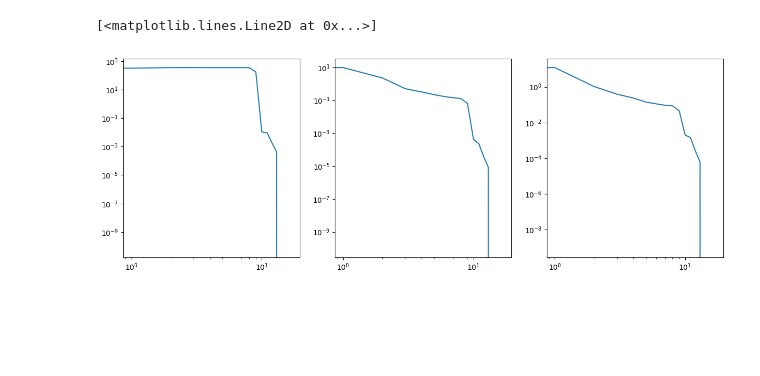
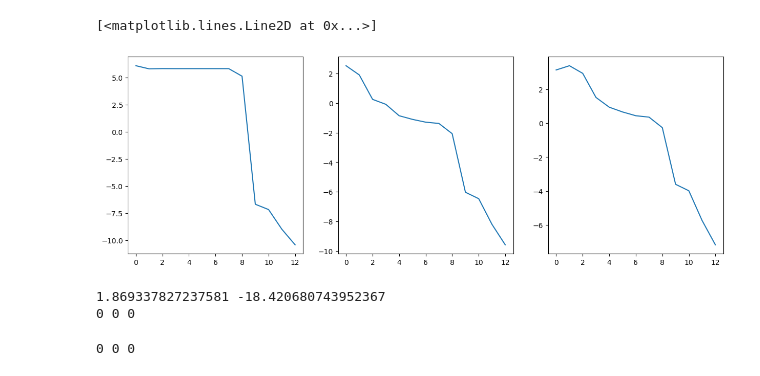
Before and after one commit to cmudrc/ALDS, a Jupyter notebook: data.ipynb, the cells around one changed output. Saved outputs shown, nothing was run; the diff lists cells and outputs as text; code cells hidden in the pictures; blank space fills up the shorter version.

Commit message:
update all encoders for trace running

```diff
--- a/data.ipynb
+++ b/data.ipynb
@@ -10,3 +11,3 @@ from models.encoder import *
 # %%
-dataset = JHTDB_RECTANGULAR(root='data/jhtdb_transition_bl', tstart=1, tend=100, fields='u', dataset='transition_bl', partition=True, sub_size=14)
+dataset = JHTDB_RECTANGULAR(root='data/jhtdb_transition_bl', tstart=1, tend=10, fields='u', dataset='transition_bl', partition=True, sub_size=14)
 full_sample_ = dataset.get_one_full_sample(100)
@@ -17,10 +15,13 @@ Error:
 full_sample = full_sample_[1]
 full_sample_recon = full_sample_[0]
 # %%
-
-sub_sample_0 = full_sample[370].squeeze()
-sub_sample_1 = full_sample[1000].squeeze()
-sub_sample_2 = full_sample[7250].squeeze()
+idx1 = 320
+idx2 = 1000
+idx3 = 185050
+sub_sample_0 = full_sample[idx1].squeeze()
+sub_sample_1 = full_sample[idx2].squeeze()
+sub_sample_2 = full_sample[idx3].squeeze()
 
 num_partiton_dim_x = full_sample_recon.shape[1] - sub_sample_0.shape[1] + 1
-num_partiton_dim_y = full_sample_recon.shape[2] - sub_sample_0.shape[2] + 1
+num_partiton_dim_y = full_sample_recon.shape[0] - sub_sample_0.shape[1] + 1
+print(num_partiton_dim_x, num_partiton_dim_y)
@@ -47,15 +60,33 @@ plt.plot([sample_2_loc[1], sample_2_loc[1] + sub_sample_2.shape[2], sample_2_loc
 # %%
 from models.encoder import SpectrumEncoder
 
-encoder = SpectrumEncoder(n_components=10, domain_size=10)
+encoder = SpectrumEncoder(n_components=10, domain_size=14)
 tke_spectrum_0 = encoder._compute_tke_spectrum([sub_sample_0, 0.1963495, 0.1963495])
 tke_spectrum_1 = encoder._compute_tke_spectrum([sub_sample_1, 0.1963495, 0.1963495])
 tke_spectrum_2 = encoder._compute_tke_spectrum([sub_sample_2, 0.1963495, 0.1963495])
 # %%
 fig, ax = plt.subplots(1, 3, figsize=(15, 5))
-ax[0].loglog(tke_spectrum_0)
-ax[1].loglog(tke_spectrum_1)
-ax[2].loglog(tke_spectrum_2)
+ax[0].plot(tke_spectrum_0)
+ax[1].plot(tke_spectrum_1)
+ax[2].plot(tke_spectrum_2)
 # %% [output]
 [<matplotlib.lines.Line2D at 0x...>]
-[figure, old version]
+[figure, new version]
+# %%
+latent_space = encoder.get_latent_space(full_sample)
+print(np.max(latent_space), np.min(latent_space))
+classifier2 = KMeansClassifier(n_clusters=3)
+classifier2.train(latent_space)
+pred = classifier2.cluster(latent_space)
+print(pred[idx1], pred[idx2], pred[idx3])
+# %% [output]
+1.869337827237581 -18.420680743952367
+0 0 0
+# %%
+
+classifier = KMeansWasserstein(n_clusters=3)
+classifier.fit(latent_space)
+pred = classifier.predict(latent_space)
+print(pred[idx1], pred[idx2], pred[idx3])
+# %% [output]
+0 0 0
```
Also changed, not shown: parts of 7 cells of this notebook, 2 other files.
